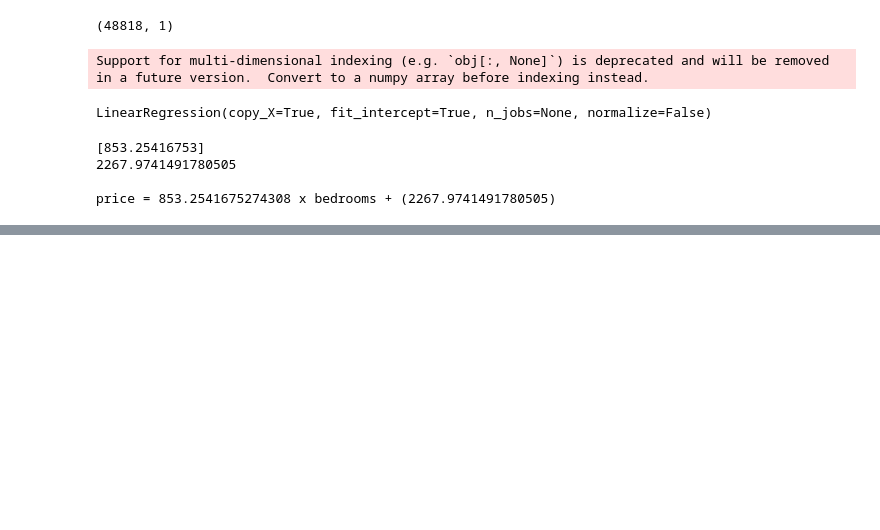
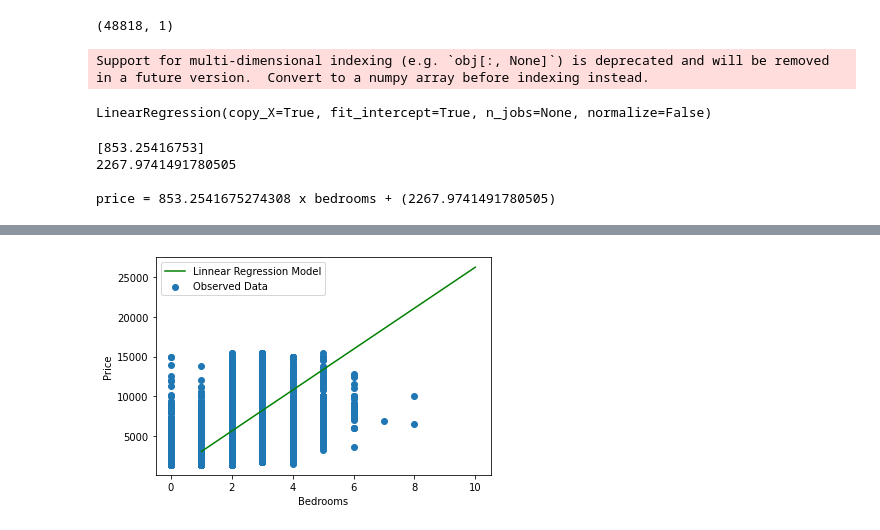
Before and after one commit to mathewmahoneyds20/DS-Unit-2-Linear-Models, a Jupyter notebook: LS_DS_211_assignment.ipynb, the cells around one changed output, grey strips where cells are left out. Drawn from its saved outputs; the diff is of its cells as text; code cells hidden in the pictures; blank space fills up the shorter version.

```diff
--- a/LS_DS_211_assignment.ipynb
+++ b/LS_DS_211_assignment.ipynb
@@ -50,24 +51,3 @@ import pandas as pd
 df = pd.read_csv(DATA_PATH +'apartments/renthop-nyc.csv')
 df = pd.DataFrame(df)
 assert df.shape == (49352, 34)
-# %%
-'''# Remove outliers:
-def outliers(xtarget):
-    upper, lower = np.percentile(xtarget, [1,99])
-    clipped = np.clip(xtarget, upper, lower)
-
-    return clipped
-
-# the most extreme 1% prices,
-clipped = outliers(df['price'])
-
-price = outliers(df['price'])
-latitude = outliers(df['latitude'])
-longitude = outliers(df['longitude'])
-
-
-# the most extreme .1% latitudes, &
-# the most extreme .1% longitudes
-df = df[(df['price'] >= 1375) & (df['price'] <= 15500) &
-        (df['latitude'] >=40.57) & (df['latitude'] < 40.99) &
-        (df['longitude'] >= -74.1) & (df['longitude'] <= -73.38)]'''
@@ -195,0 +209,13 @@ TypeError: ignored
+# %%
+import matplotlib.pyplot as plt
+
+fig, ax = plt.subplots(1)
+ax.scatter(x = X_train, y = y_train, label = "Observed Data")
+ax.plot(x_line, y_line, color='g', label = "Linnear Regression Model")
+ax.set_xlabel('Bedrooms')
+ax.set_ylabel('Price')
+ax.legend()
+
+plt.show()
+# %% [output]
+[figure, added]
```
Also changed, not shown: parts of 5 cells of this notebook.
